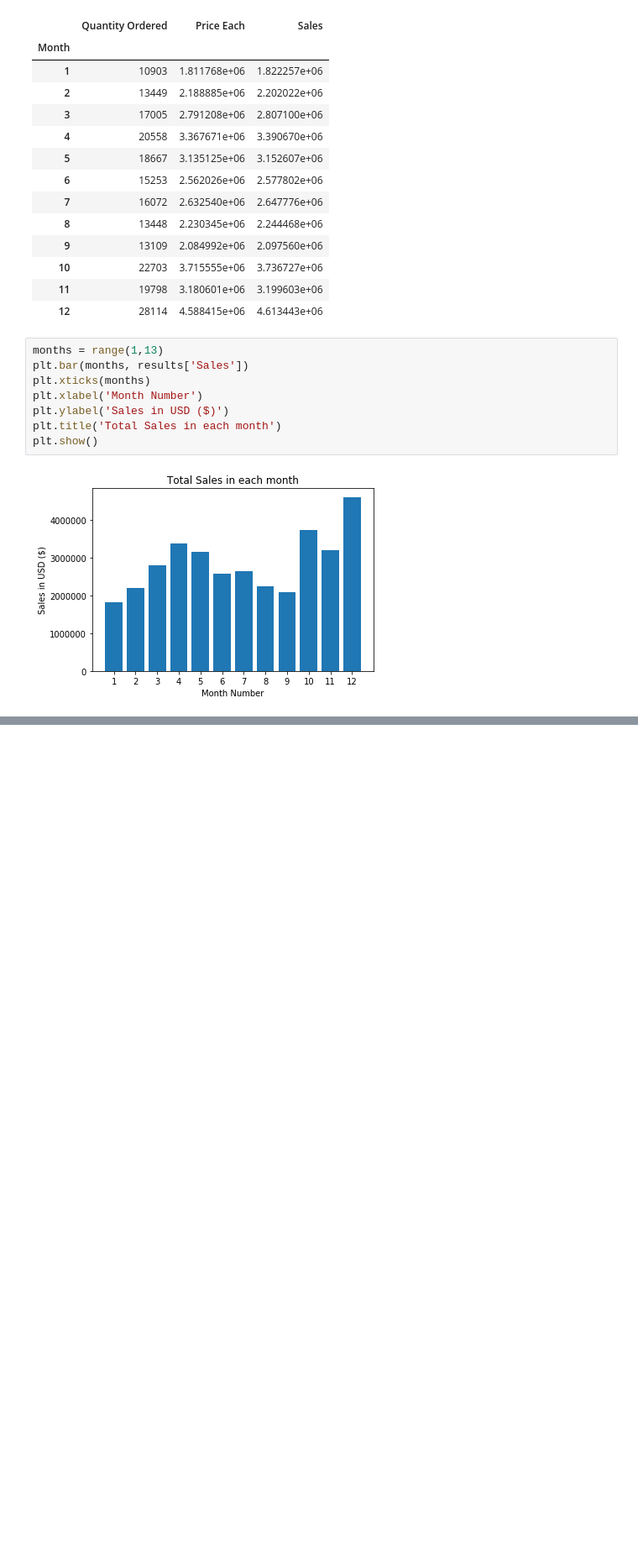
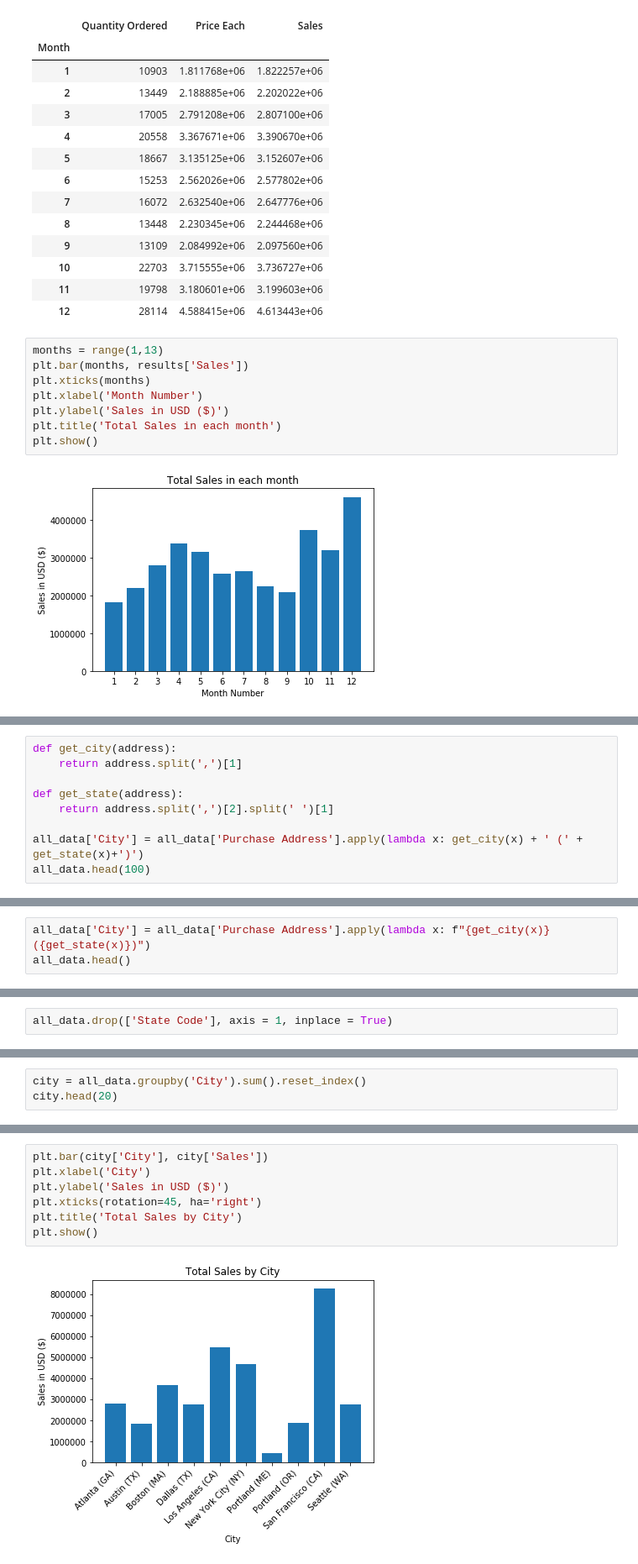
Before and after one commit to p15182028/Pandas-Data-Science-Tasks, a Jupyter notebook: Sales Analysis.ipynb, the cells around one changed output, grey strips where cells are left out. Shown: that part at 84% size. Cells and saved outputs as stored; diff of their text form; blank space fills up the shorter version.

Commit message:
Total Sales by City
Adding columns and making bar chart, using; Functions, split, f string, dropped apply.

```diff
--- a/Sales Analysis.ipynb
+++ b/Sales Analysis.ipynb
@@ -156,0 +207,9 @@ plt.show()
+# %%
+def get_city(address):
+    return address.split(',')[1]
+
+def get_state(address):
+    return address.split(',')[2].split(' ')[1]
+
+all_data['City'] = all_data['Purchase Address'].apply(lambda x: get_city(x) + ' (' + get_state(x)+')')
+all_data.head(100)
@@ -156,0 +233,3 @@ plt.show()
+# %%
+all_data['City'] = all_data['Purchase Address'].apply(lambda x: f"{get_city(x)} ({get_state(x)})")
+all_data.head()
@@ -156,0 +249,2 @@ plt.show()
+# %%
+all_data.drop(['State Code'], axis = 1, inplace = True)
@@ -156,0 +261,3 @@ plt.show()
+# %%
+city = all_data.groupby('City').sum().reset_index()
+city.head(20)
@@ -156,0 +276,9 @@ plt.show()
+# %%
+plt.bar(city['City'], city['Sales'])
+plt.xlabel('City')
+plt.ylabel('Sales in USD ($)')
+plt.xticks(rotation=45, ha='right')
+plt.title('Total Sales by City')
+plt.show()
+# %% [output]
+[figure, added]
```
Also changed, not shown: parts of 14 cells of this notebook.
